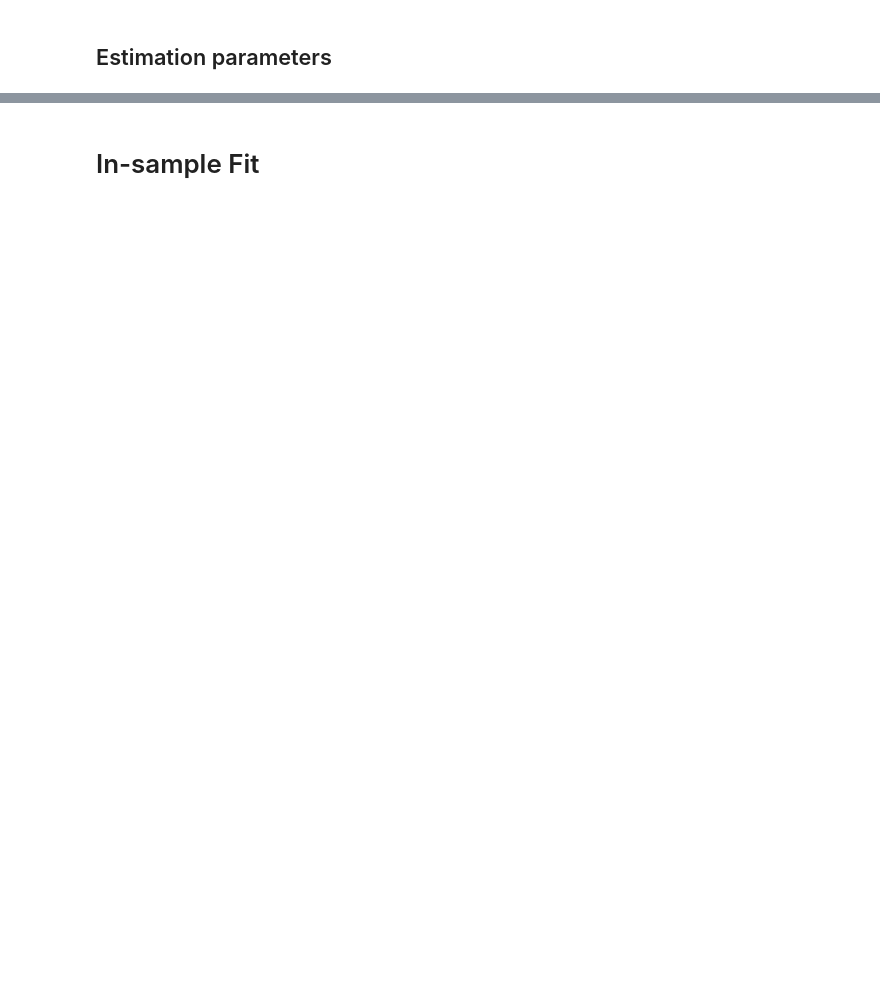
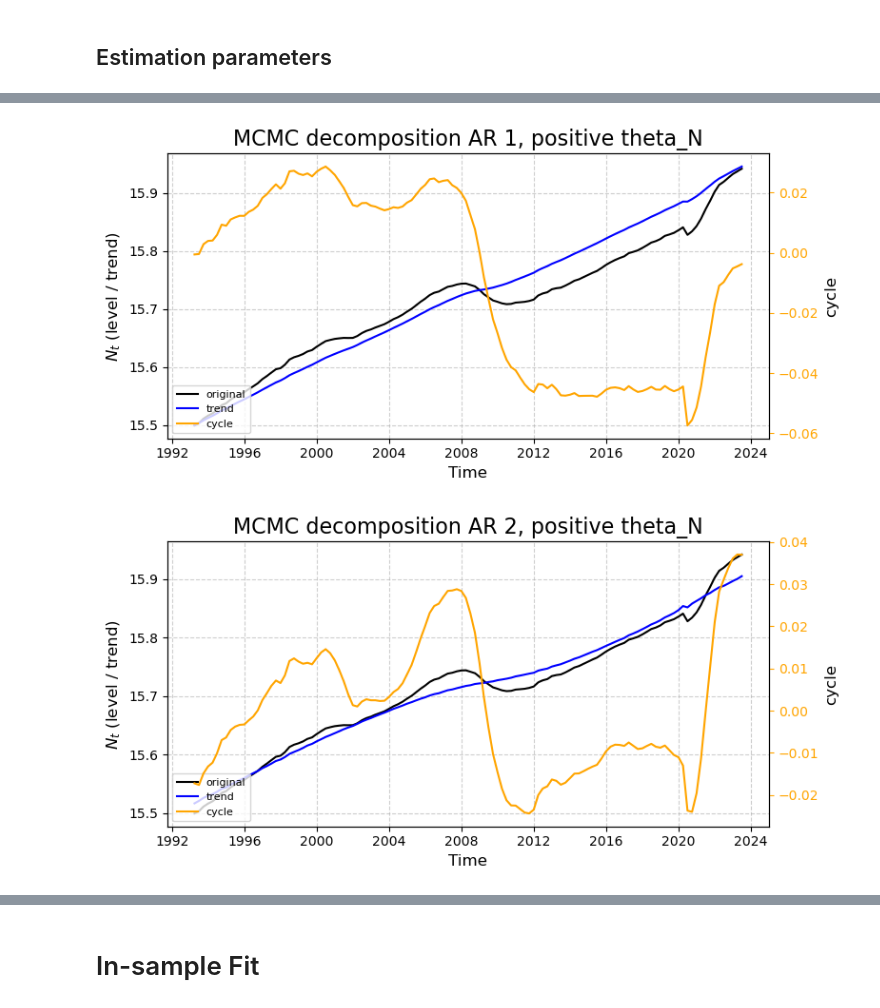
Before and after one commit to Ichikawa-Satoshi/NKPC_HSA_MCMC, a Jupyter notebook: code/main.ipynb, the cells around one changed output, grey strips where cells are left out. Saved outputs shown, nothing was run; the diff lists cells and outputs as text; code cells hidden in the pictures; blank space fills up the shorter version.

```diff
--- a/code/main.ipynb
+++ b/code/main.ipynb
@@ -976,0 +827,56 @@ display(cmp[['elpd_waic','p_waic']])
+# %%
+fig, ax1 = plt.subplots(figsize=(8, 4))
+
+# ―― trend ―――――――――――――――――――――――――――
+ax1.plot(data["DATE"], N,
+         label="original", color=colors[0], lw=1.5)
+ax1.plot(data["DATE"], N_bar_mean_5,
+         label="trend",    color=colors[1], lw=1.5)
+ax1.set_xlabel("Time", fontsize=12)
+ax1.set_ylabel(r"$N_t$ (level / trend)", fontsize=12)
+
+# ―― cycle ――――――――――――――――――――――――――――――――――――
+ax2 = ax1.twinx()
+ax2.plot(data["DATE"], N_hat_mean_5,
+         label="cycle",  color=colors[2], lw=1.5)
+ax2.set_ylabel("cycle", fontsize=12)
+ax2.tick_params(axis="y", colors=colors[2])
+
+# ―― legend ――――――――――――――――――――――――
+lines  = ax1.get_lines() + ax2.get_lines()
+labels = [l.get_label() for l in lines]
+ax1.legend(lines, labels, loc="lower left", fontsize=8, frameon=True)
+
+ax1.set_title("MCMC decomposition AR 1, positive theta_N", fontsize=16)
+ax1.grid(True, linestyle="--", alpha=0.6)
+plt.tight_layout()
+plt.show()
+
+fig, ax1 = plt.subplots(figsize=(8, 4))
+# ―― trend ―――――――――――――――――――――――――――
+ax1.plot(data["DATE"], N,
+         label="original", color=colors[0], lw=1.5)
+ax1.plot(data["DATE"], N_bar_mean_6,
+         label="trend",    color=colors[1], lw=1.5)
+ax1.set_xlabel("Time", fontsize=12)
+ax1.set_ylabel(r"$N_t$ (level / trend)", fontsize=12)
+
+# ―― cycle ――――――――――――――――――――――――――――――――――――
+ax2 = ax1.twinx()
+ax2.plot(data["DATE"], N_hat_mean_6,
+         label="cycle",  color=colors[2], lw=1.5)
+ax2.set_ylabel("cycle", fontsize=12)
+ax2.tick_params(axis="y", colors=colors[2])
+
+# ―― legend ――――――――――――――――――――――――
+lines  = ax1.get_lines() + ax2.get_lines()
+labels = [l.get_label() for l in lines]
+ax1.legend(lines, labels, loc="lower left", fontsize=8, frameon=True)
+
+ax1.set_title("MCMC decomposition AR 2, positive theta_N", fontsize=16)
+ax1.grid(True, linestyle="--", alpha=0.6)
+plt.tight_layout()
+plt.show()
+# %% [output]
+[figure, added]
+[figure, added]
```
Also changed, not shown: parts of 62 cells of this notebook, 7 other files.
